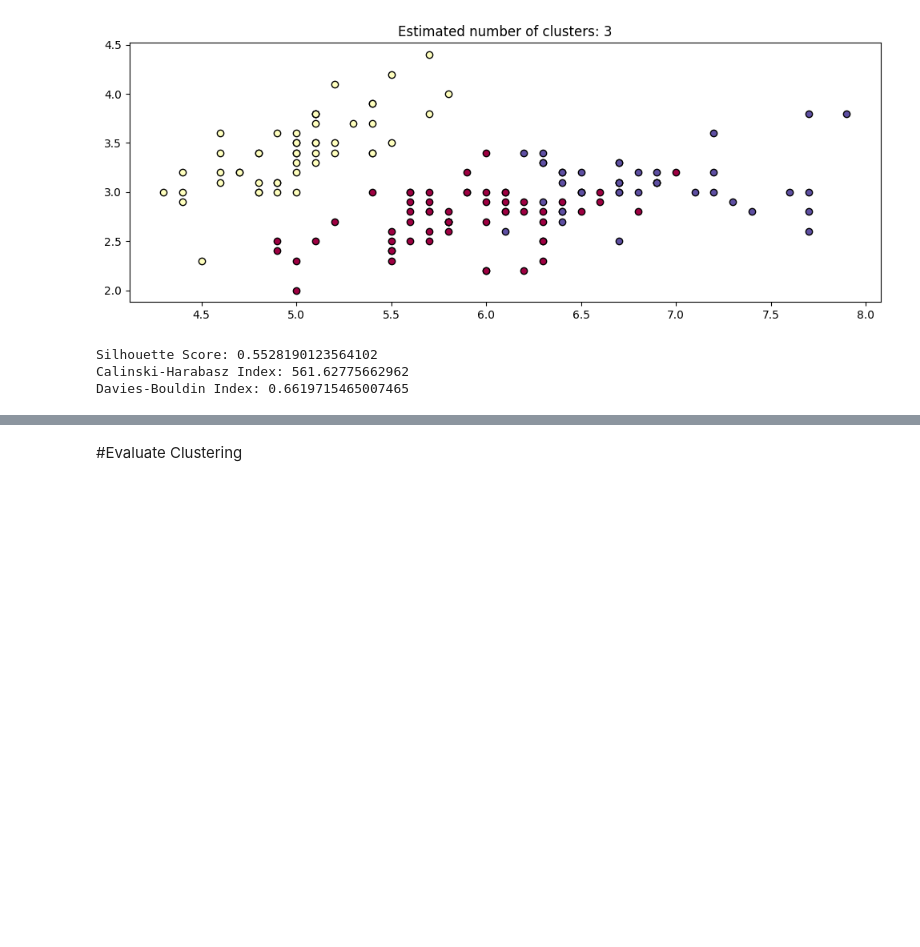
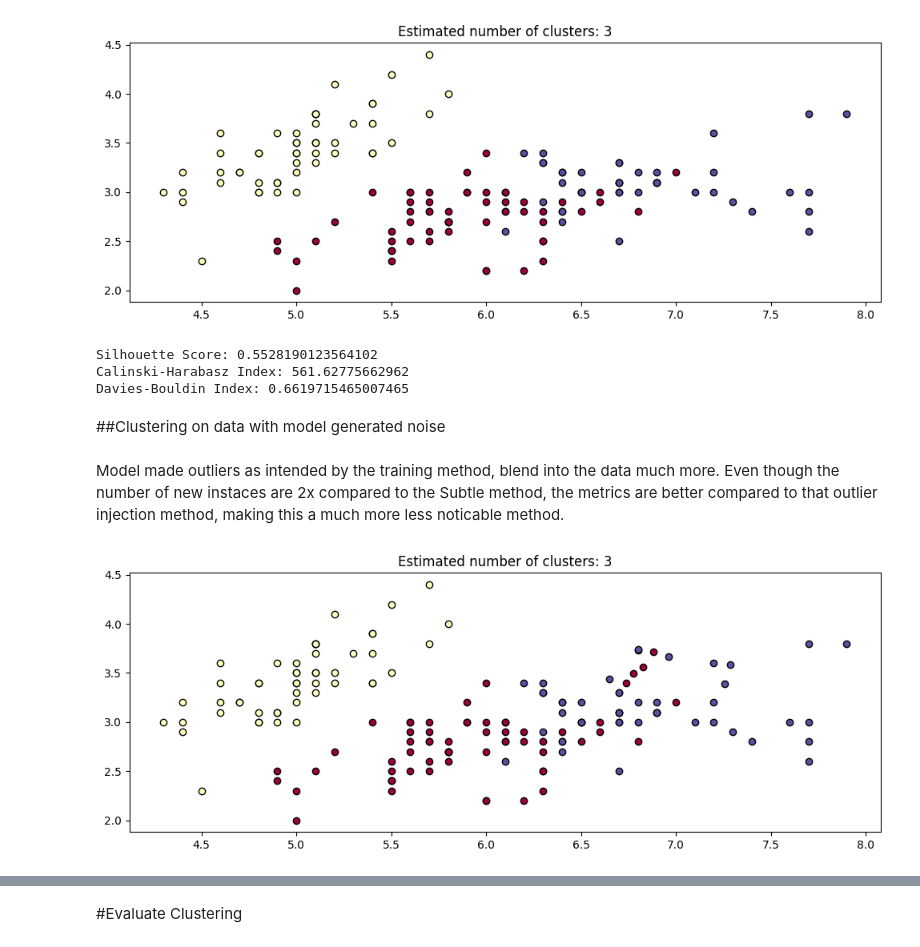
Before and after one commit to Poison-Cluster/poison-cluster, a Jupyter notebook: randomized_injection/randomized_injection_attack.ipynb, the cells around one changed output, grey strips where cells are left out. Drawn from its saved outputs; the diff is of its cells as text; code cells hidden in the pictures; blank space fills up the shorter version.

```diff
--- a/randomized_injection/randomized_injection_attack.ipynb
+++ b/randomized_injection/randomized_injection_attack.ipynb
@@ -302,3 +413,7 @@ print(f"Davies-Bouldin Index: {davies_bouldin_shuffled}")
 Silhouette Score: 0.5528190123564102
 Calinski-Harabasz Index: 561.62775662962
 Davies-Bouldin Index: 0.6619715465007465
+# %% [markdown]
+##Clustering on data with model generated noise
+# %% [markdown]
+Model made outliers as intended by the training method, blend into the data much more. Even though the number of new instaces are 2x compared to the Subtle method, the metrics are better compared to that outlier injection method, making this a much more less noticable method.
@@ -304,0 +422,4 @@ Davies-Bouldin Index: 0.6619715465007465
+# %%
+plot(df_extended['data'], y_kmeans_model)
+# %% [output]
+[figure, added]
```
Also changed, not shown: parts of 18 cells of this notebook.
